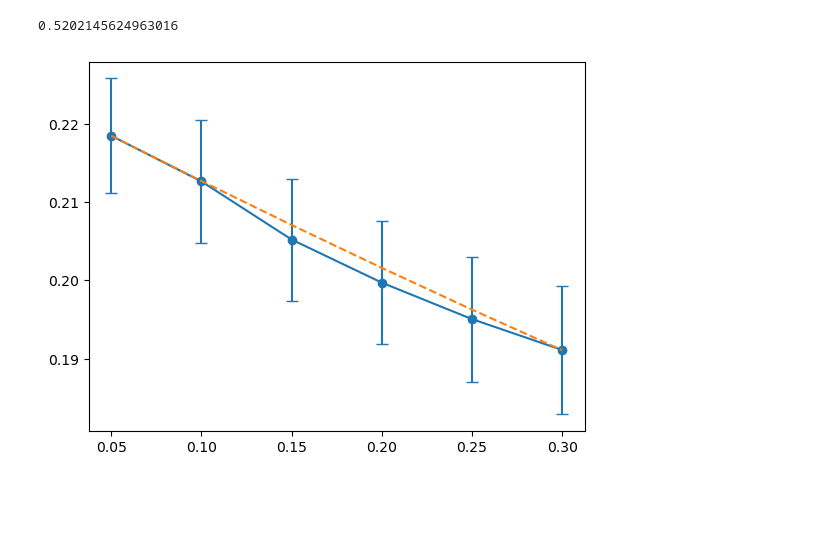
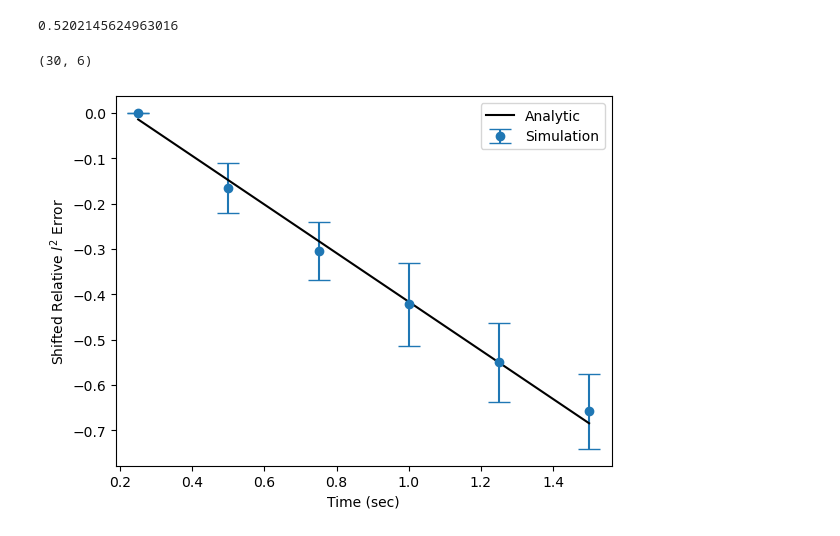
Before and after one commit to gsgall/salamander, a Jupyter notebook: bgk-relax/visualization.ipynb, the cells around one changed output. Drawn from its saved outputs; the diff is of its cells as text; code cells hidden in the pictures; blank space fills up the shorter version.

```diff
--- a/bgk-relax/visualization.ipynb
+++ b/bgk-relax/visualization.ipynb
@@ -130,61 +130,59 @@ def readData(filepath):
     pdf.append(counts / total)
   return data, pdf, centers
 # %%
-def multipleRuns(folder, run_start, runs, steps, step_size, T_eq, m):
+def multipleRuns(folder, component, run_start, runs, steps, step_size, T_eq, m):
     centers = None
     widths = None
-    counts = None
-    components = ["x", "y", "z"]
-    errors = np.zeros((3, int(steps / step_size) - 1, runs), dtype=float)
+    errors = np.zeros((runs, int(steps / step_size) - 1), dtype=float)
     f_equilibrium = None
 
 
     for i, step in enumerate(range(step_size, steps, step_size)):
         for j in range(runs):
             file_name = f"{folder:s}/run_{j + run_start}_distribution_{step:04d}.csv"
-            #file_name =  f"testing_csv_distribution_{step:04d}.csv"
             data = pd.read_csv(file_name)
-            if i == 0 and j == 0:
-                lower = data["v_x_lower"].to_numpy()
-                upper = data["v_x_upper"].to_numpy()
-                centers = (lower + upper) / 2
-                widths = (upper - lower)
-                f_equilibrium = f_M_v(centers, T_eq, m)
-                counts = [[np.zeros_like(lower) for _ in range(3)] for _ in range(step_size, steps, step_size)]
-            for k, component in enumerate(components):
-                vals = data[f"v_{component}"].to_numpy(dtype=float)
-                total = np.trapezoid(vals, centers)
-                pdf = vals / total
-                errors[k][i][j] = np.linalg.norm(f_equilibrium - pdf)
-                counts[i][k] += vals
-    for step_counts in counts:
-        for component_count in step_counts:
-            component_count /= np.trapezoid(component_count, centers)
-    return centers, counts, widths, errors
+            lower = data[f"v_{component}_lower"].to_numpy()
+            upper = data[f"v_{component}_upper"].to_numpy()
+            centers = (lower + upper) / 2
+            widths = (upper - lower)
+            f_equilibrium = f_M_v(centers, T_eq, m)
+            vals = data[f"v_{component}"].to_numpy(dtype=float)
+            total = np.trapezoid(vals, centers)
+            pdf = vals / total
+            errors[j][i] = np.linalg.norm(f_equilibrium - pdf)
+    for i in range(runs):
+        errors[i] /= errors[i, 0]
+    return centers, widths, errors
 
-dt = 1e-2
+dt = 5e-2
 num_steps = 35
 step_size = 5
 run_start = 0
+runs = 10
 times = np.arange(step_size, num_steps, step_size) * dt
+expected_rate = hard_sphere_relaxation_rate
+components = ["x", "y", "z"]
+all_errors = None
+for i, c in enumerate(components):
+    centers, widths, errors = multipleRuns(f"hard_sphere/10x10/distribution/400_ppe/{c}",
+                                       c,
+                                       run_start, runs, num_steps, step_size, T_eq,m )
 
-centers, counts, widths, errors = multipleRuns("hard_sphere/10x10/distribution/400_ppe", run_start, 10, num_steps, step_size, T_eq,m )
-expected_rate = hard_sphere_relaxation_rate
-#expected_rate =  maxwell_relaxation_rate
-#centers, counts, widths, errors = multipleRuns(".", 1, 100, 5, T_eq,m )
+    if i == 0:
+        all_errors = errors
+    else:
+        all_errors = np.concat((all_errors, errors))
 
-
-fit_index = 0
-rates = np.zeros((3), dtype=float)
-for i in range(3):
-    component_errors = errors[i]
-    mean_error = component_errors.mean(axis=1)
-    expected = mean_error[fit_index] * np.exp(-expected_rate * (times - times[fit_index]))
-    simulated_rate, _ = np.polyfit(times, np.log(mean_error), deg=1)
-    rates[i] = np.abs(simulated_rate)
-    plt.figure()
-    plt.errorbar(times, mean_error, component_errors.std(axis=1), fmt='-o', capsize=4)
-    plt.plot(times, expected,'--', zorder=10)
-    plt.show()
+print(all_errors.shape)
+mean_errors = all_errors.mean(axis=0)
+mean_std = all_errors.std(axis=0)
+plt.errorbar(times, np.log(mean_errors), yerr=2 * mean_std, capsize=8, fmt='o', label='Simulation')
+expected = mean_errors[4] * np.exp( - expected_rate * (times - times[4]))
+plt.plot(times, np.log(expected),'-k', label='Analytic')
+plt.xlabel("Time (sec)")
+plt.ylabel("Shifted Relative $l^2$ Error")
+plt.legend()
+plt.show()
 # %% [output]
+(30, 6)
-[figure, old version]
+[figure, new version]
```
Also changed, not shown: parts of 6 cells of this notebook, 14 other files.
